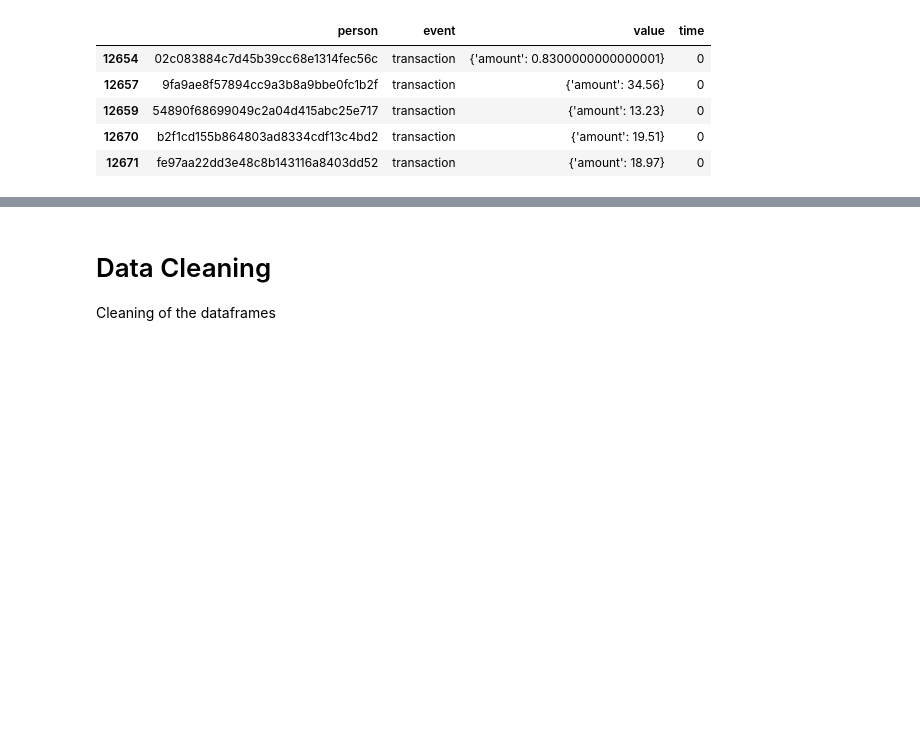
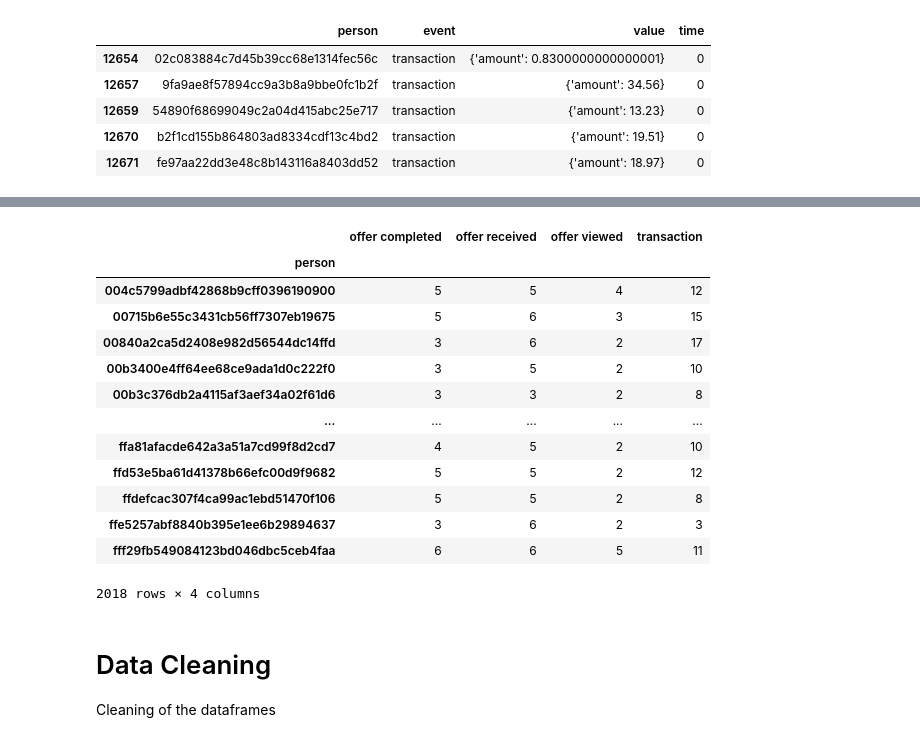
Before and after one commit to Sawy89/dsnd_starbucks_capstone, a Jupyter notebook: Starbucks_Capstone_notebook.ipynb, the cells around one changed output, grey strips where cells are left out. Cells and saved outputs as stored; diff of their text form; code cells hidden in the pictures; blank space fills up the shorter version.

Commit message:
More transcript analysis
understand how the transcript table is made

```diff
--- a/Starbucks_Capstone_notebook.ipynb
+++ b/Starbucks_Capstone_notebook.ipynb
@@ -155,0 +160,6 @@ transcript.event.hist()
+# %%
+# Analyzie a bit offers
+t = transcript[['person', 'event']]
+t = t.join(pd.get_dummies(t['event']))
+t2 = t.groupby('person').sum()
+t2.head()
@@ -156,3 +177,21 @@ transcript.event.hist()
+# %%
+# Offer completed, but not viewed!
+t2.loc[(t2['offer viewed']<t2['offer completed'])]
+# %% [output]
+|  | offer completed | offer received | offer viewed | transaction |
+| person |  |  |  |  |
+| 004c5799adbf42868b9cff0396190900 | 5 | 5 | 4 | 12 |
+| 00715b6e55c3431cb56ff7307eb19675 | 5 | 6 | 3 | 15 |
+| 00840a2ca5d2408e982d56544dc14ffd | 3 | 6 | 2 | 17 |
+| 00b3400e4ff64ee68ce9ada1d0c222f0 | 3 | 5 | 2 | 10 |
+| 00b3c376db2a4115af3aef34a02f61d6 | 3 | 3 | 2 | 8 |
+| ... | ... | ... | ... | ... |
+| ffa81afacde642a3a51a7cd99f8d2cd7 | 4 | 5 | 2 | 10 |
+| ffd53e5ba61d41378b66efc00d9f9682 | 5 | 5 | 2 | 12 |
+| ffdefcac307f4ca99ac1ebd51470f106 | 5 | 5 | 2 | 8 |
+| ffe5257abf8840b395e1ee6b29894637 | 3 | 6 | 2 | 3 |
+| fff29fb549084123bd046dbc5ceb4faa | 6 | 6 | 5 | 11 |
+2018 rows × 4 columns
 # %% [markdown]
 # Data Cleaning
 Cleaning of the dataframes
```
Also changed, not shown: parts of 5 cells of this notebook.
